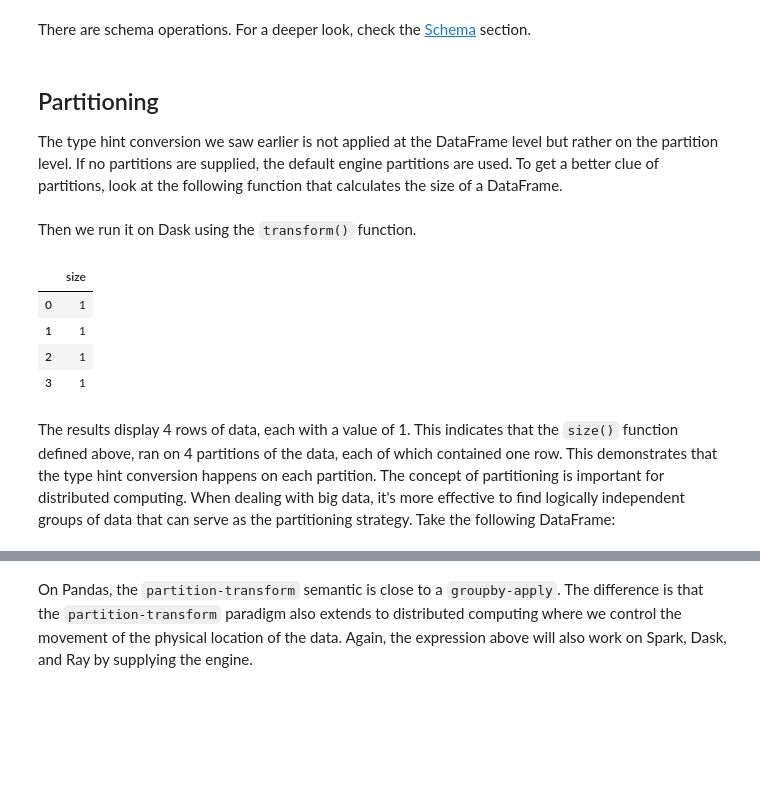
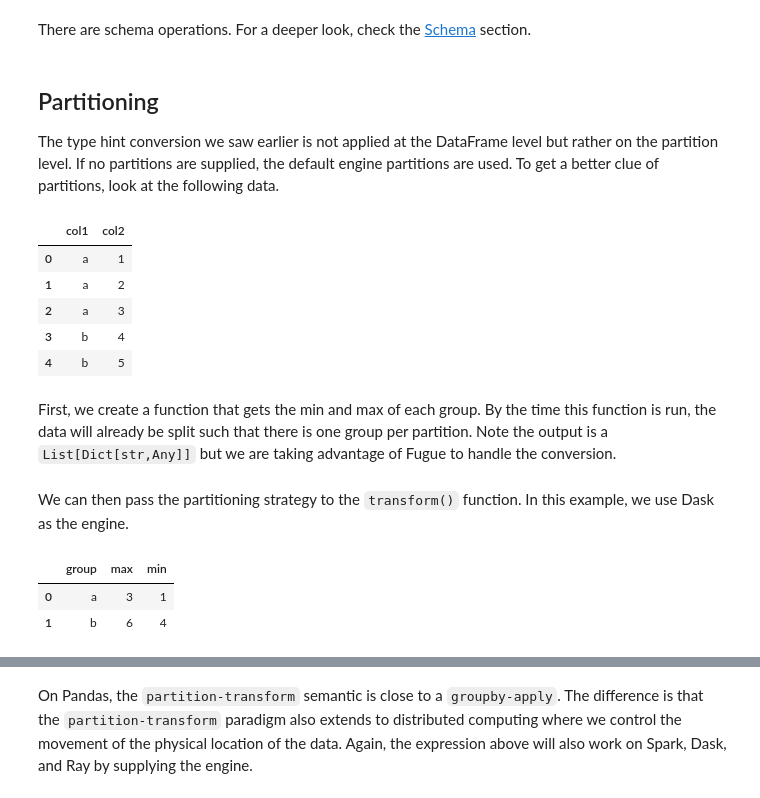
Before and after one commit to fugue-project/tutorials, a Jupyter notebook: tutorials/quick_look/ten_minutes.ipynb, the cells around one changed output, grey strips where cells are left out. Drawn from its saved outputs; the diff is of its cells as text; code cells hidden in the pictures; blank space fills up the shorter version.

Commit message:
Fugue API 0.8.0

```diff
--- a/tutorials/quick_look/ten_minutes.ipynb
+++ b/tutorials/quick_look/ten_minutes.ipynb
@@ -309,4 +282,4 @@ There are schema operations. For a deeper look, check the [Schema](../beginner/s
 # %% [markdown]
 ## Partitioning
 
-The type hint conversion we saw earlier is not applied at the DataFrame level but rather on the partition level. If no partitions are supplied, the default engine partitions are used. To get a better clue of partitions, look at the following function that calculates the size of a DataFrame.
+The type hint conversion we saw earlier is not applied at the DataFrame level but rather on the partition level. If no partitions are supplied, the default engine partitions are used. To get a better clue of partitions, look at the following data.
@@ -321,2 +286,13 @@ def size(df: pd.DataFrame) -> Iterable[Dict[str,Any]]:
-# %% [markdown]
-Then we run it on Dask using the `transform()` function.
+# %%
+df = pd.DataFrame({"col1": ["a","a","a","b","b","b"],
+                   "col2": [1,2,3,4,5,6]})
+df.head()
+# %% [output]
+|  | col1 | col2 |
+| 0 | a | 1 |
+| 1 | a | 2 |
+| 2 | a | 3 |
+| 3 | b | 4 |
+| 4 | b | 5 |
+# %% [markdown]
+First, we create a function that gets the min and max of each group. By the time this function is run, the data will already be split such that there is one group per partition. Note the output is a `List[Dict[str,Any]]` but we are taking advantage of Fugue to handle the conversion.
@@ -323,16 +304,13 @@ Then we run it on Dask using the `transform()` function.
+# %% [markdown]
+We can then pass the partitioning strategy to the `transform()` function. In this example, we use Dask as the engine.
 # %%
-transform(
-    df=df,
-    using=size,
-    schema="size:int",
-    engine="dask",
-    as_local=True
-    )
+transform(df,
+          min_max,
+          schema="group:str,max:int,min:int",
+          engine="dask",
+          partition={"by":"col1"},
+          as_local=True)
 # %% [output]
-|  | size |
-| 0 | 1 |
-| 1 | 1 |
-| 2 | 1 |
-| 3 | 1 |
+|  | group | max | min |
+| 0 | a | 3 | 1 |
+| 1 | b | 6 | 4 |
-# %% [markdown]
-The results display 4 rows of data, each with a value of 1. This indicates that the `size()` function defined above, ran on 4 partitions of the data, each of which contained one row. This demonstrates that the type hint conversion happens on each partition. The concept of partitioning is important for distributed computing. When dealing with big data, it's more effective to find logically independent groups of data that can serve as the partitioning strategy. Take the following DataFrame:
```
Also changed, not shown: parts of 36 cells of this notebook.
